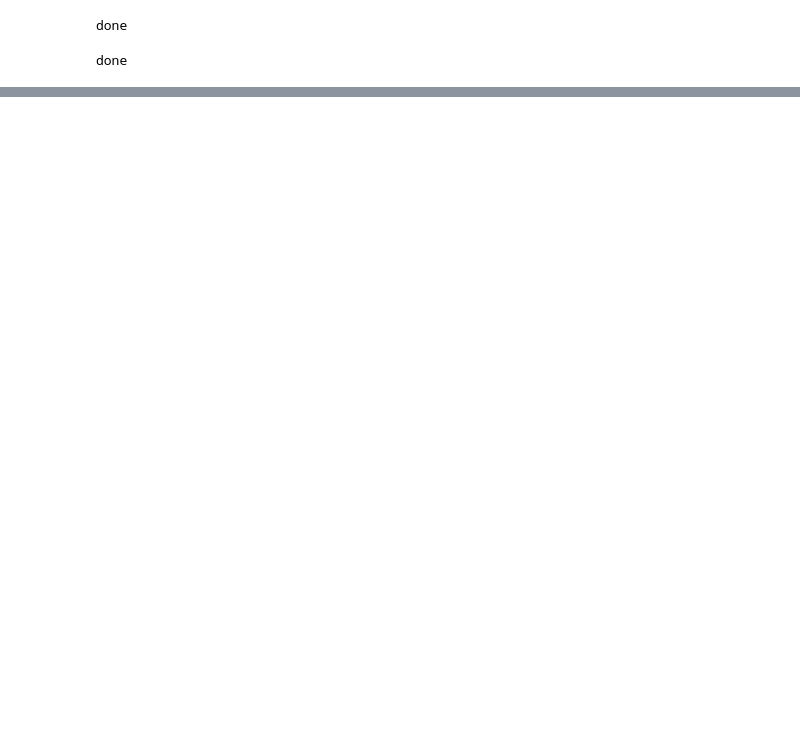
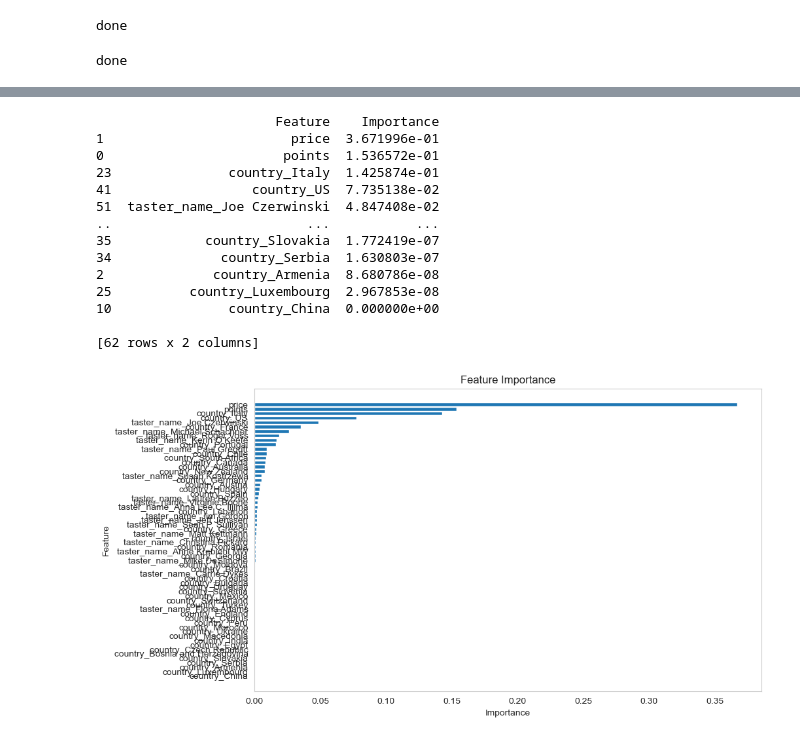
Before and after one commit to AskSalomon/Data-201, a Jupyter notebook: Sommelier.ipynb, the cells around one changed output, grey strips where cells are left out. Drawn from its saved outputs; the diff is of its cells as text; code cells hidden in the pictures; blank space fills up the shorter version.

```diff
--- a/Sommelier.ipynb
+++ b/Sommelier.ipynb
@@ -538,0 +654,32 @@ R^2: 0.53
+# %%
+feature_importance = pd.DataFrame({
+    'Feature': X_train.columns,
+    'Importance': model.feature_importances_
+}).sort_values(by='Importance', ascending=False)
+
+print(feature_importance)
+
+# Plot feature importance
+plt.figure(figsize=(10, 6))
+plt.barh(feature_importance['Feature'], feature_importance['Importance'])
+plt.gca().invert_yaxis()  # Invert to have the most important on top
+plt.xlabel('Importance')
+plt.ylabel('Feature')
+plt.title('Feature Importance')
+plt.show()
+# %% [output]
+                       Feature    Importance
+1                        price  3.671996e-01
+0                       points  1.536572e-01
+23               country_Italy  1.425874e-01
+41                  country_US  7.735138e-02
+51  taster_name_Joe Czerwinski  4.847408e-02
+..                         ...           ...
+35            country_Slovakia  1.772419e-07
+34              country_Serbia  1.630803e-07
+2              country_Armenia  8.680786e-08
+25          country_Luxembourg  2.967853e-08
+10               country_China  0.000000e+00
+
+[62 rows x 2 columns]
+[figure, added]
```
Also changed, not shown: parts of 33 cells of this notebook.
